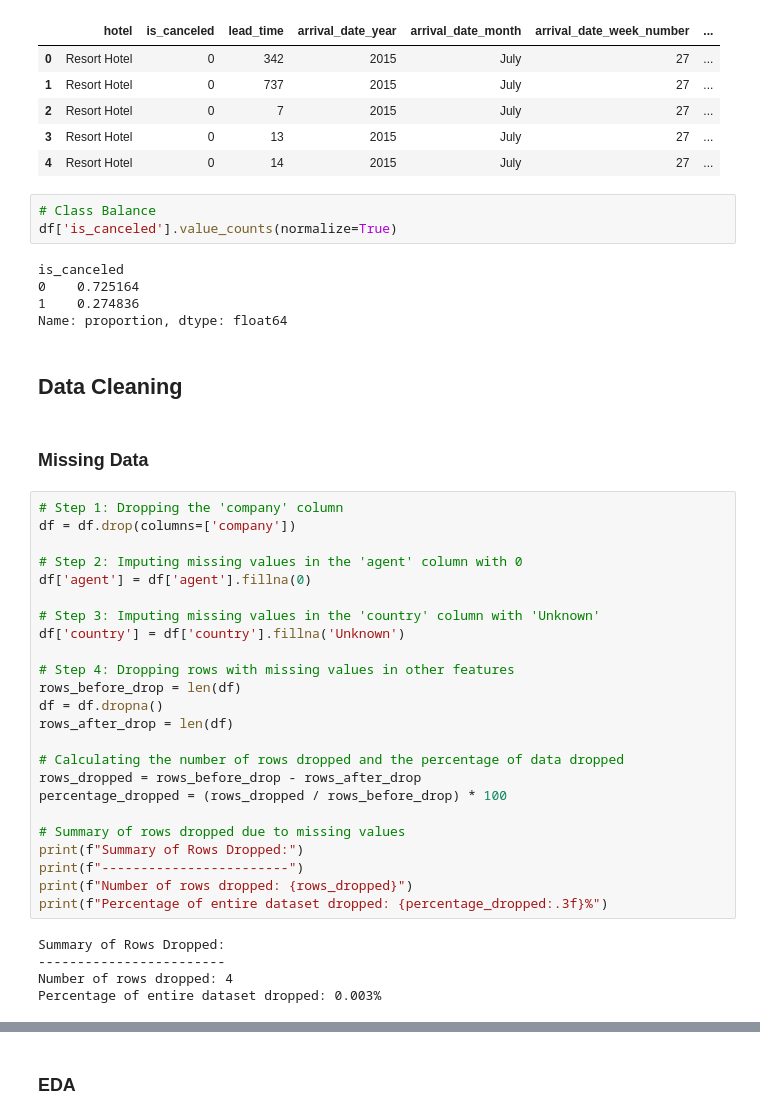
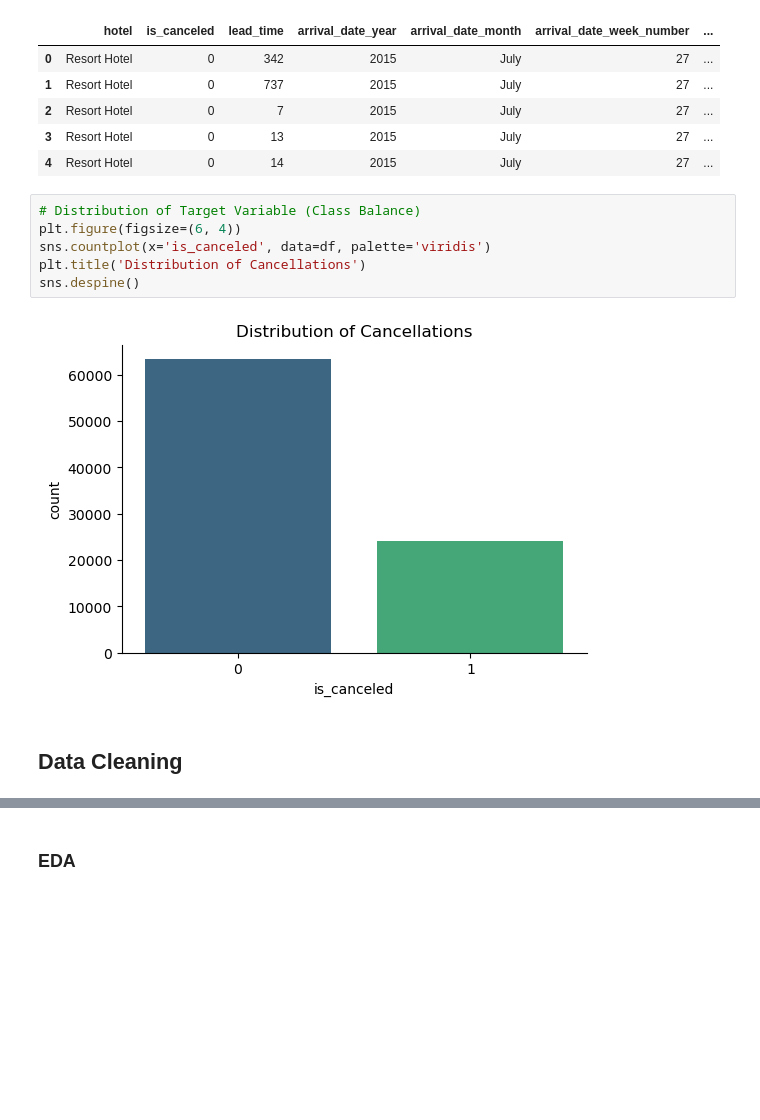
Before and after one commit to FutureGoose/advanced_techniques_logistic_regression, a Jupyter notebook: fundamentals_logistic_regression_part2.ipynb, the cells around one changed output, grey strips where cells are left out. Drawn from its saved outputs; the diff is of its cells as text; blank space fills up the shorter version.

```diff
--- a/fundamentals_logistic_regression_part2.ipynb
+++ b/fundamentals_logistic_regression_part2.ipynb
@@ -65,44 +65,13 @@ memory usage: 29.1+ MB
 | 2 | Resort Hotel | 0 | 7 | 2015 | July | 27 | ... |
 | 3 | Resort Hotel | 0 | 13 | 2015 | July | 27 | ... |
 | 4 | Resort Hotel | 0 | 14 | 2015 | July | 27 | ... |
-# %%
-# Class Balance
-df['is_canceled'].value_counts(normalize=True)
-# %% [output]
-is_canceled
-0    0.725164
-1    0.274836
-Name: proportion, dtype: float64
+# %%
+# Distribution of Target Variable (Class Balance)
+plt.figure(figsize=(6, 4))
+sns.countplot(x='is_canceled', data=df, palette='viridis')
+plt.title('Distribution of Cancellations')
+sns.despine()
+# %% [output]
+[figure, added]
 # %% [markdown]
 ## Data Cleaning
-# %% [markdown]
-### Missing Data
-# %%
-# Step 1: Dropping the 'company' column
-df = df.drop(columns=['company'])
-
-# Step 2: Imputing missing values in the 'agent' column with 0
-df['agent'] = df['agent'].fillna(0)
-
-# Step 3: Imputing missing values in the 'country' column with 'Unknown'
-df['country'] = df['country'].fillna('Unknown')
-
-# Step 4: Dropping rows with missing values in other features
-rows_before_drop = len(df)
-df = df.dropna()
-rows_after_drop = len(df)
-
-# Calculating the number of rows dropped and the percentage of data dropped
-rows_dropped = rows_before_drop - rows_after_drop
-percentage_dropped = (rows_dropped / rows_before_drop) * 100
-
-# Summary of rows dropped due to missing values
-print(f"Summary of Rows Dropped:")
-print(f"------------------------")
-print(f"Number of rows dropped: {rows_dropped}")
-print(f"Percentage of entire dataset dropped: {percentage_dropped:.3f}%")
-# %% [output]
-Summary of Rows Dropped:
-------------------------
-Number of rows dropped: 4
-Percentage of entire dataset dropped: 0.003%
```
Also changed, not shown: parts of 20 cells of this notebook, 1 other file.
